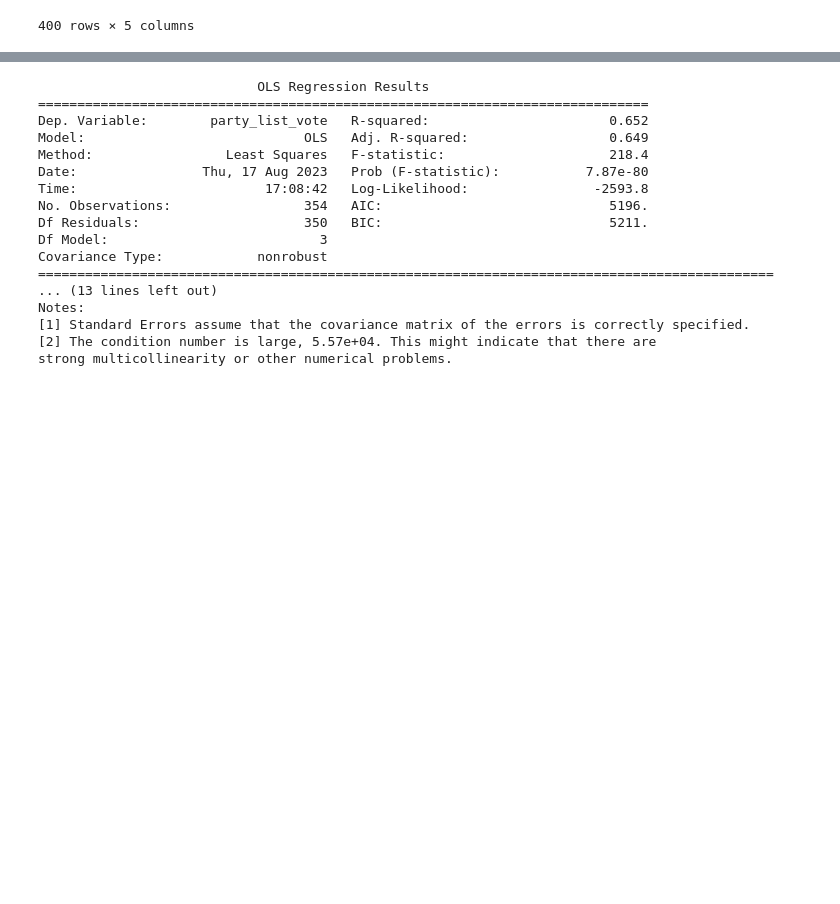
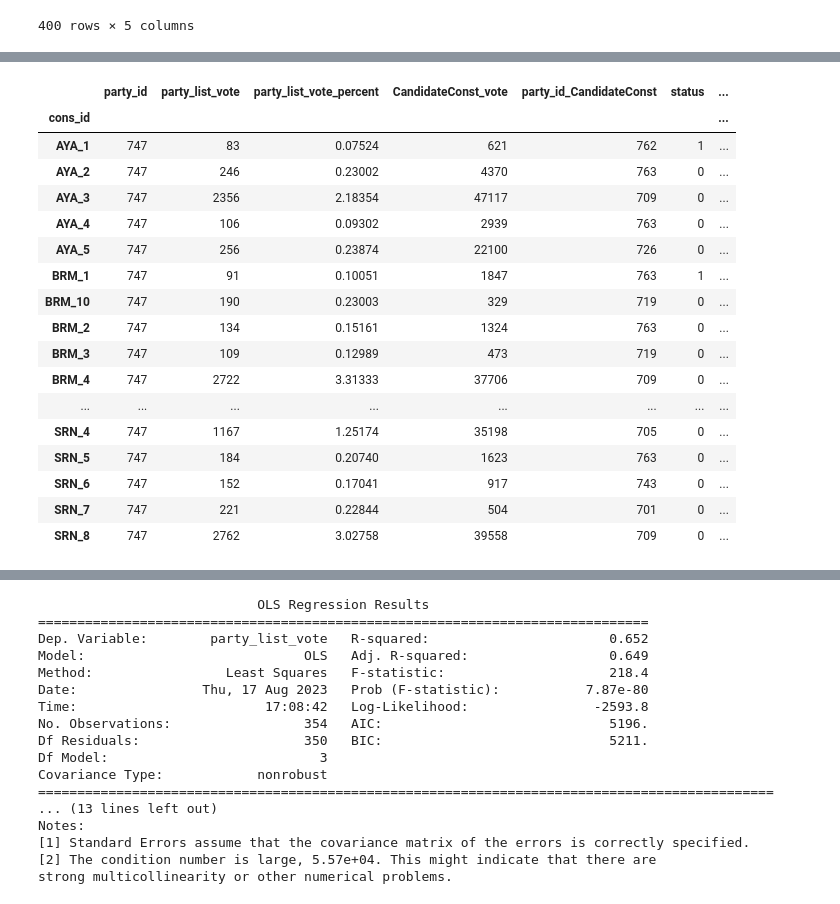
Before and after one commit to peemlerd/thai-election66, a Jupyter notebook: small_party.ipynb, the cells around one changed output, grey strips where cells are left out. Cells and saved outputs as stored; diff of their text form; code cells hidden in the pictures; blank space fills up the shorter version.

```diff
--- a/small_party.ipynb
+++ b/small_party.ipynb
@@ -141,0 +261,21 @@ party_result_id[party_result_id["status"]==2]
+# %%
+to_plot_df
+# %% [output]
+|  | party_id | party_list_vote | party_list_vote_percent | CandidateConst_vote | party_id_CandidateConst | status | ... |
+| cons_id |  |  |  |  |  |  | ... |
+| AYA_1 | 747 | 83 | 0.07524 | 621 | 762 | 1 | ... |
+| AYA_2 | 747 | 246 | 0.23002 | 4370 | 763 | 0 | ... |
+| AYA_3 | 747 | 2356 | 2.18354 | 47117 | 709 | 0 | ... |
+| AYA_4 | 747 | 106 | 0.09302 | 2939 | 763 | 0 | ... |
+| AYA_5 | 747 | 256 | 0.23874 | 22100 | 726 | 0 | ... |
+| BRM_1 | 747 | 91 | 0.10051 | 1847 | 763 | 1 | ... |
+| BRM_10 | 747 | 190 | 0.23003 | 329 | 719 | 0 | ... |
+| BRM_2 | 747 | 134 | 0.15161 | 1324 | 763 | 0 | ... |
+| BRM_3 | 747 | 109 | 0.12989 | 473 | 719 | 0 | ... |
+| BRM_4 | 747 | 2722 | 3.31333 | 37706 | 709 | 0 | ... |
+| ... | ... | ... | ... | ... | ... | ... | ... |
+| SRN_4 | 747 | 1167 | 1.25174 | 35198 | 705 | 0 | ... |
+| SRN_5 | 747 | 184 | 0.20740 | 1623 | 763 | 0 | ... |
+| SRN_6 | 747 | 152 | 0.17041 | 917 | 743 | 0 | ... |
+| SRN_7 | 747 | 221 | 0.22844 | 504 | 701 | 0 | ... |
+| SRN_8 | 747 | 2762 | 3.02758 | 39558 | 709 | 0 | ... |
```
Also changed, not shown: parts of 13 cells of this notebook, 2 other files.
